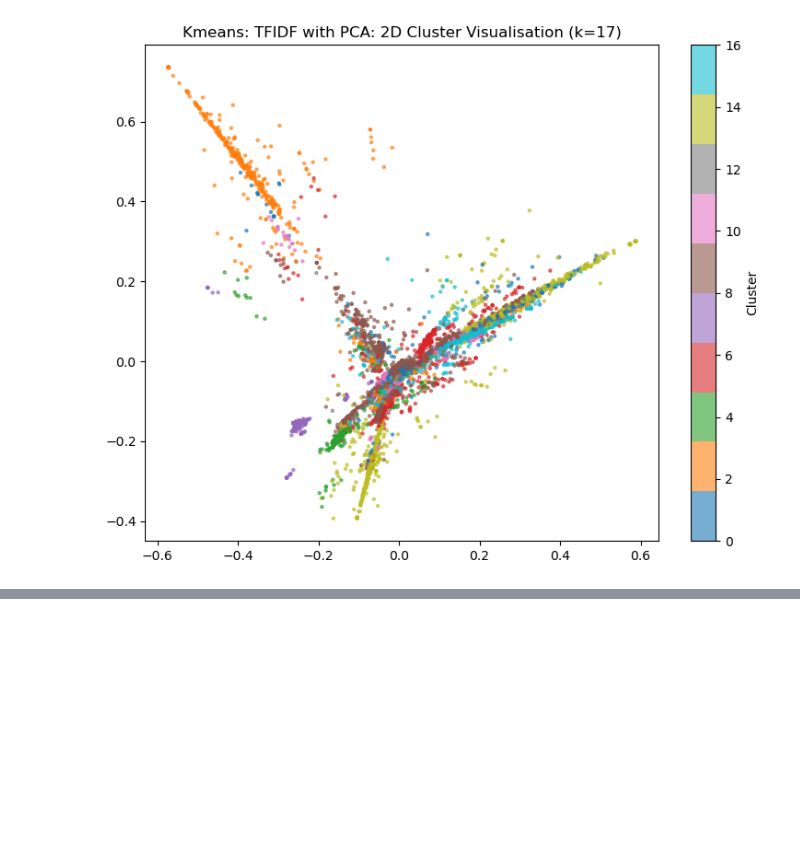
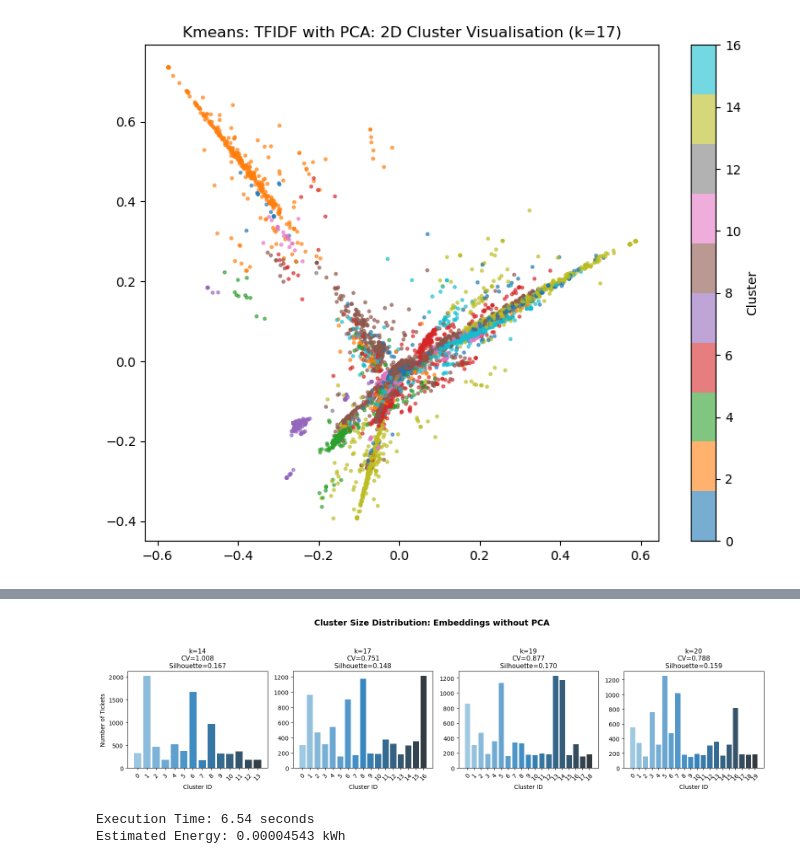
Before and after one commit to Razan-88/TextAnalytics-CW-Task4, a Jupyter notebook: analytics_pipeline/src/preprocessingAndModelling.ipynb, the cells around one changed output, grey strips where cells are left out. Saved outputs shown, nothing was run; the diff lists cells and outputs as text; code cells hidden in the pictures; blank space fills up the shorter version.

```diff
--- a/analytics_pipeline/src/preprocessingAndModelling.ipynb
+++ b/analytics_pipeline/src/preprocessingAndModelling.ipynb
@@ -647,0 +683,17 @@ plot_clusters_2d(x_tfidf_pca, fklabelstfidfpca, 17, 'Kmeans: TFIDF with PCA')
+# %%
+kvluestoplotforembeddings = [14,17,19,20]
+plot_cluster_distribution(embeddings, kvluestoplotforembeddings, 'Embeddings without PCA')
+# %% [output]
+[figure, added]
+# %%
+CPU_WATTS = 25
+start_time = time.time()
+fklabelsembeddings, _ = rkmeans(embeddings, k=19)
+end_time = time.time()
+duration = end_time - start_time
+energy_kwh = (CPU_WATTS * duration) / 3600000
+print(f"Execution Time: {duration:.2f} seconds")
+print(f"Estimated Energy: {energy_kwh:.8f} kWh")
+# %% [output]
+Execution Time: 6.54 seconds
+Estimated Energy: 0.00004543 kWh
```
Also changed, not shown: parts of 21 cells of this notebook.
